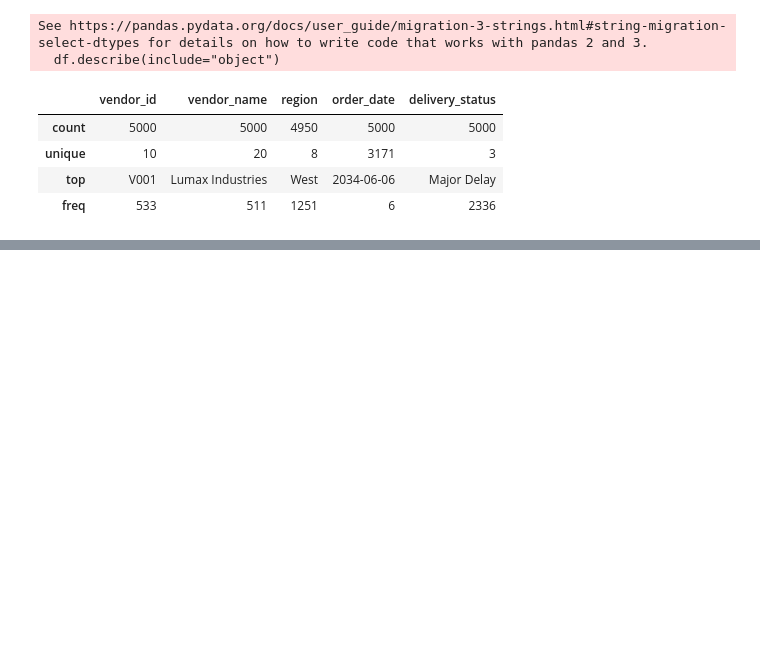
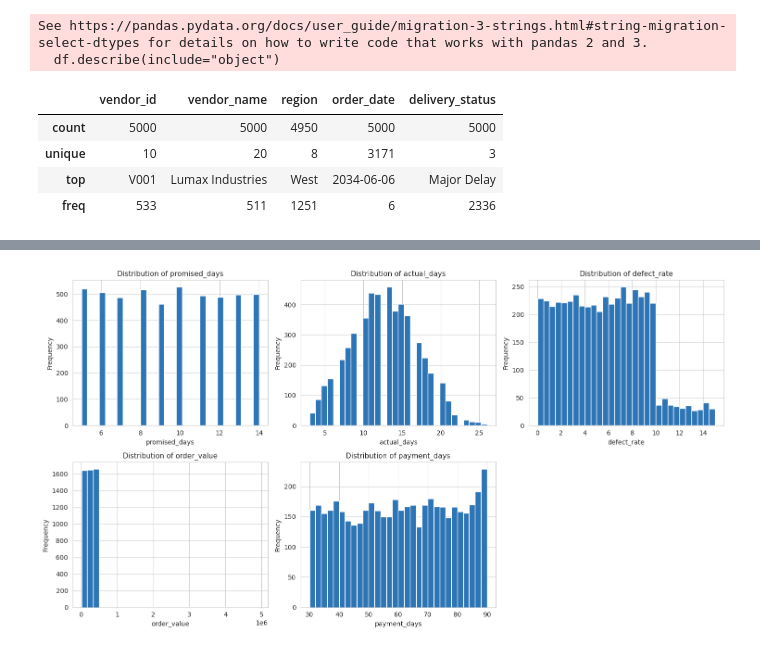
Before and after one commit to r3shi7/supply-chain-analytics, a Jupyter notebook: notebooks/01_eda.ipynb, the cells around one changed output, grey strips where cells are left out. Saved outputs shown, nothing was run; the diff lists cells and outputs as text; code cells hidden in the pictures; blank space fills up the shorter version.

Commit message:
Complete EDA notebook: profiling, datetime conversion, histograms, findings

```diff
--- a/notebooks/01_eda.ipynb
+++ b/notebooks/01_eda.ipynb
@@ -99,0 +169,10 @@ See https://pandas.pydata.org/docs/user_guide/migration-3-strings.html#string-mi
+# %%
+#Convert order date to date time
+df["order_date"] = pd.to_datetime(df["order_date"])
+
+#Inspect the date range
+print(f"Earliest order: {df['order_date'].min()}")
+print(f"Latest order: {df['order_date'].max()}")
+print(f"Date span: {df['order_date'].max() - df['order_date'].min()}")
+print(f"\nDistribution by year:")
+df['order_date'].dt.year.value_counts().sort_index()
@@ -99,0 +201,20 @@ See https://pandas.pydata.org/docs/user_guide/migration-3-strings.html#string-mi
+# %%
+# Visualize numeric distributions with histograms
+numeric_cols = ["promised_days", "actual_days", "defect_rate", "order_value", "payment_days"]
+
+fig, axes = plt.subplots(2, 3, figsize=(15, 8))
+axes = axes.flatten()
+
+for i, col in enumerate(numeric_cols):
+    df[col].hist(ax=axes[i], bins=30, color="#2E75B6", edgecolor="white")
+    axes[i].set_title(f"Distribution of {col}", fontsize=11)
+    axes[i].set_xlabel(col)
+    axes[i].set_ylabel("Frequency")
+
+# Hide the unused 6th subplot
+axes[5].set_visible(False)
+
+plt.tight_layout()
+plt.show()
+# %% [output]
+[figure, added]
```
Also changed, not shown: parts of 6 cells of this notebook.
